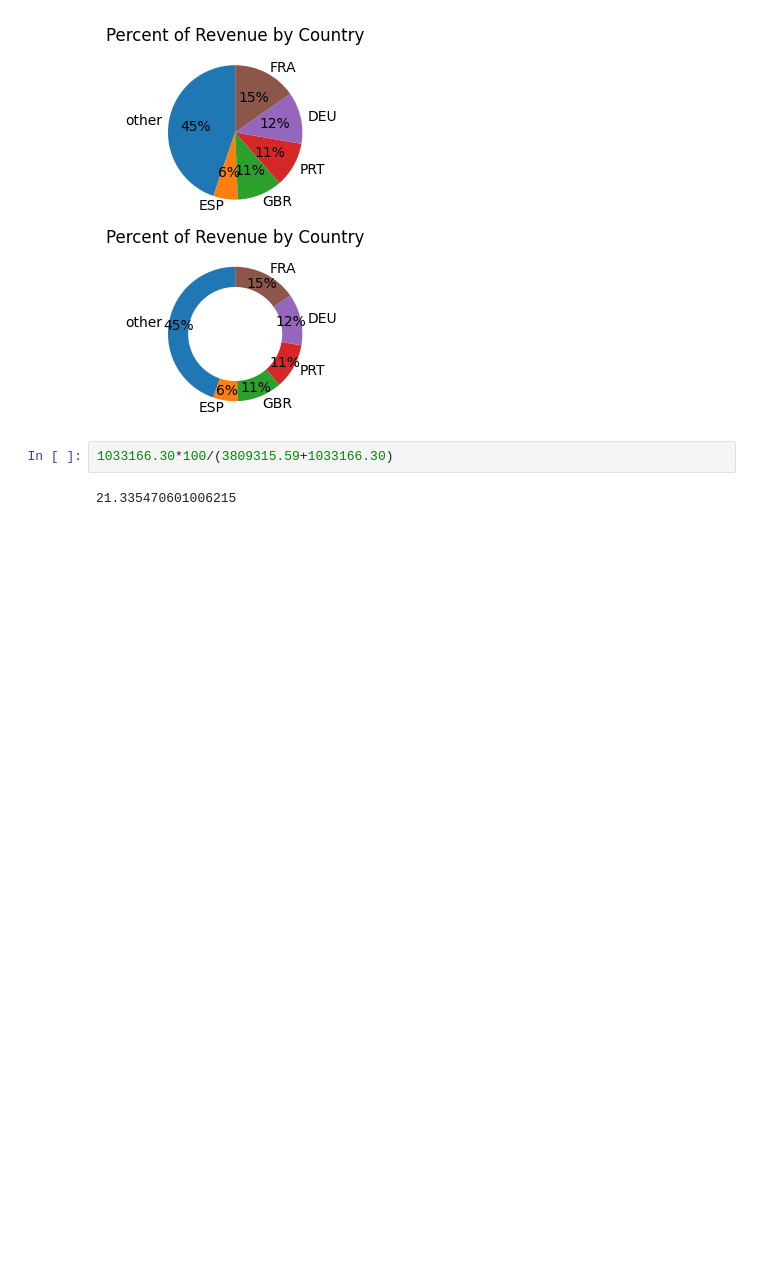
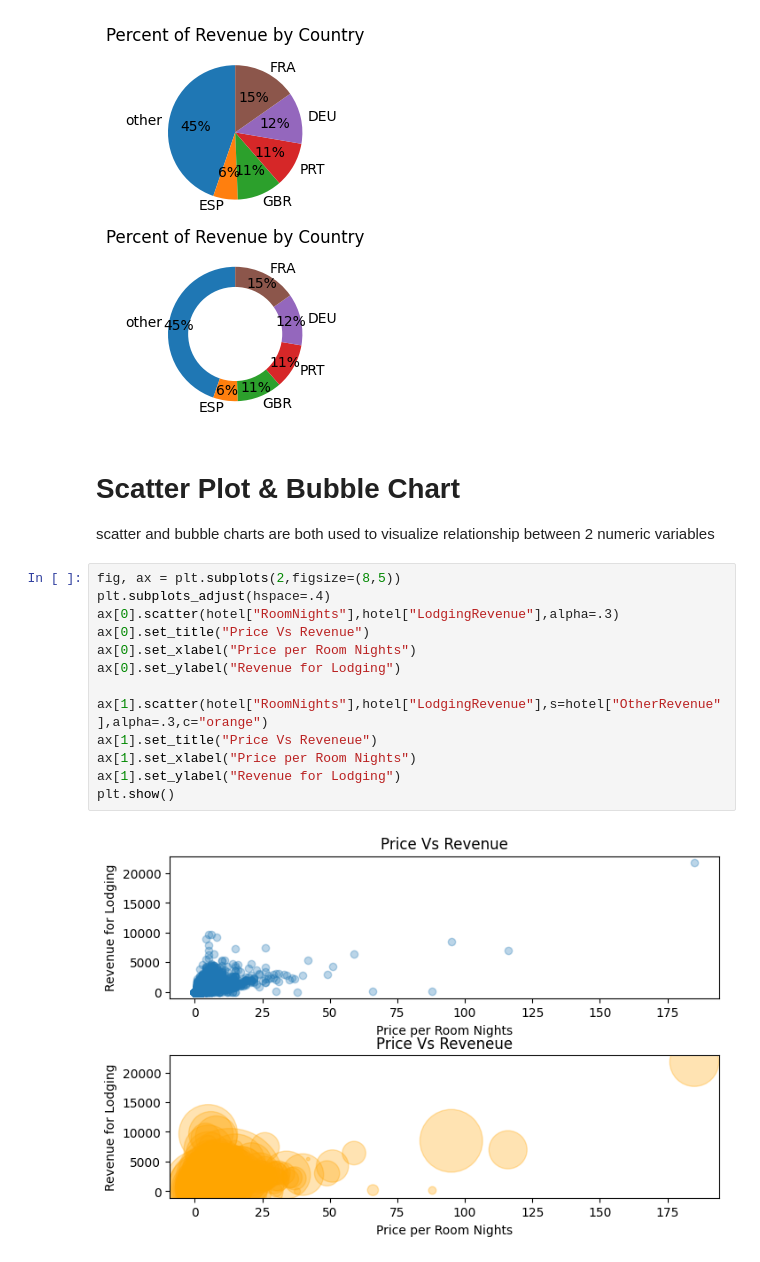
Before and after one commit to HariSudhan76/DataVisualization, a Jupyter notebook: MatplotlibBasics.ipynb, the cells around one changed output. Cells and saved outputs as stored; diff of their text form; blank space fills up the shorter version.

```diff
--- a/MatplotlibBasics.ipynb
+++ b/MatplotlibBasics.ipynb
@@ -300,7 +300,22 @@ fig.gca().add_artist(donut_hole)
 plt.show()
 # %% [output]
 [figure]
-# %%
-1033166.30*100/(3809315.59+1033166.30)
-# %% [output]
-21.335470601006215
+# %% [markdown]
+# **Scatter Plot & Bubble Chart**
+
+scatter and bubble charts are both used to visualize relationship between 2 numeric variables
+# %%
+fig, ax = plt.subplots(2,figsize=(8,5))
+plt.subplots_adjust(hspace=.4)
+ax[0].scatter(hotel["RoomNights"],hotel["LodgingRevenue"],alpha=.3)
+ax[0].set_title("Price Vs Revenue")
+ax[0].set_xlabel("Price per Room Nights")
+ax[0].set_ylabel("Revenue for Lodging")
+
+ax[1].scatter(hotel["RoomNights"],hotel["LodgingRevenue"],s=hotel["OtherRevenue"],alpha=.3,c="orange")
+ax[1].set_title("Price Vs Reveneue")
+ax[1].set_xlabel("Price per Room Nights")
+ax[1].set_ylabel("Revenue for Lodging")
+plt.show()
+# %% [output]
+[figure, added]
```
Also changed, not shown: parts of 3 cells of this notebook.
